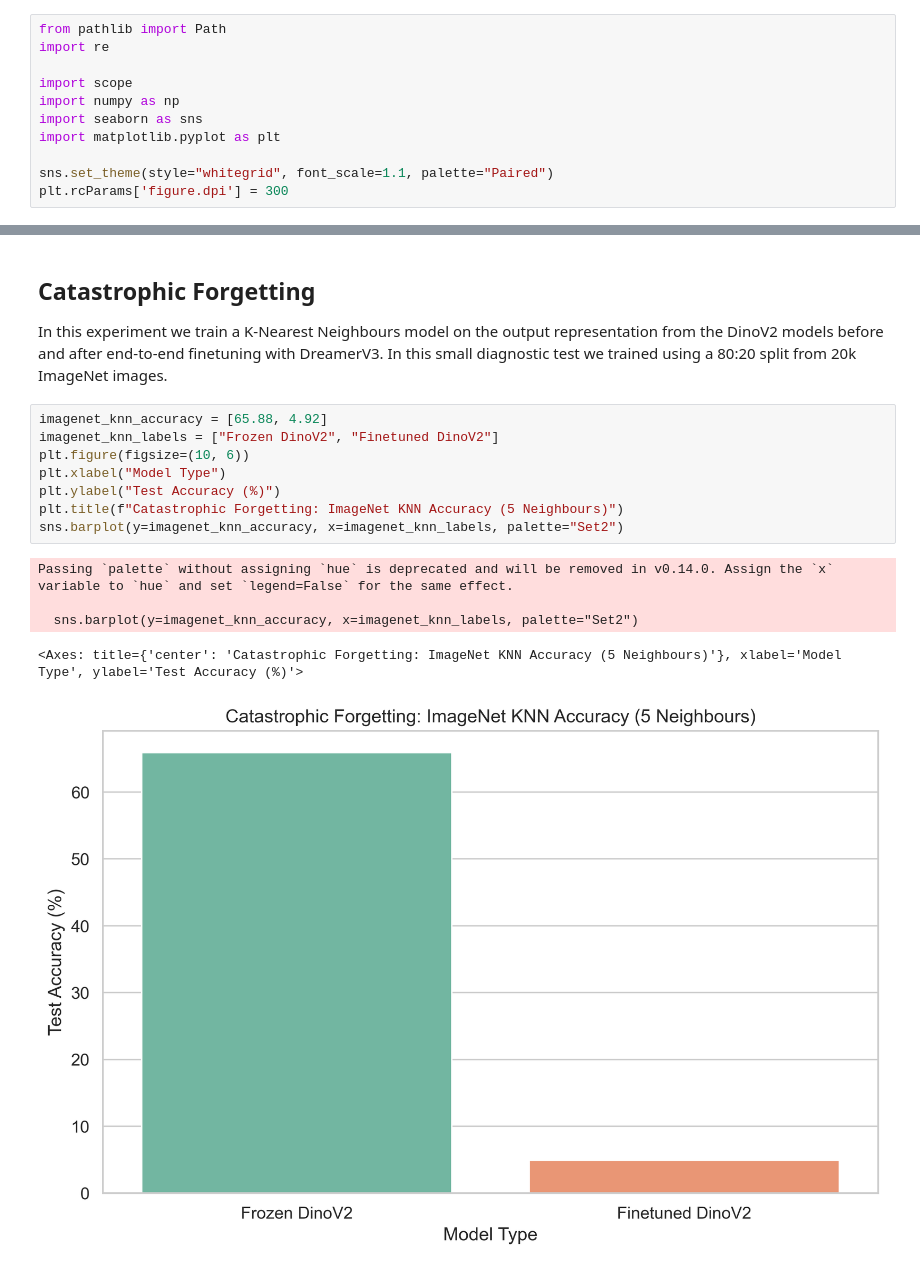
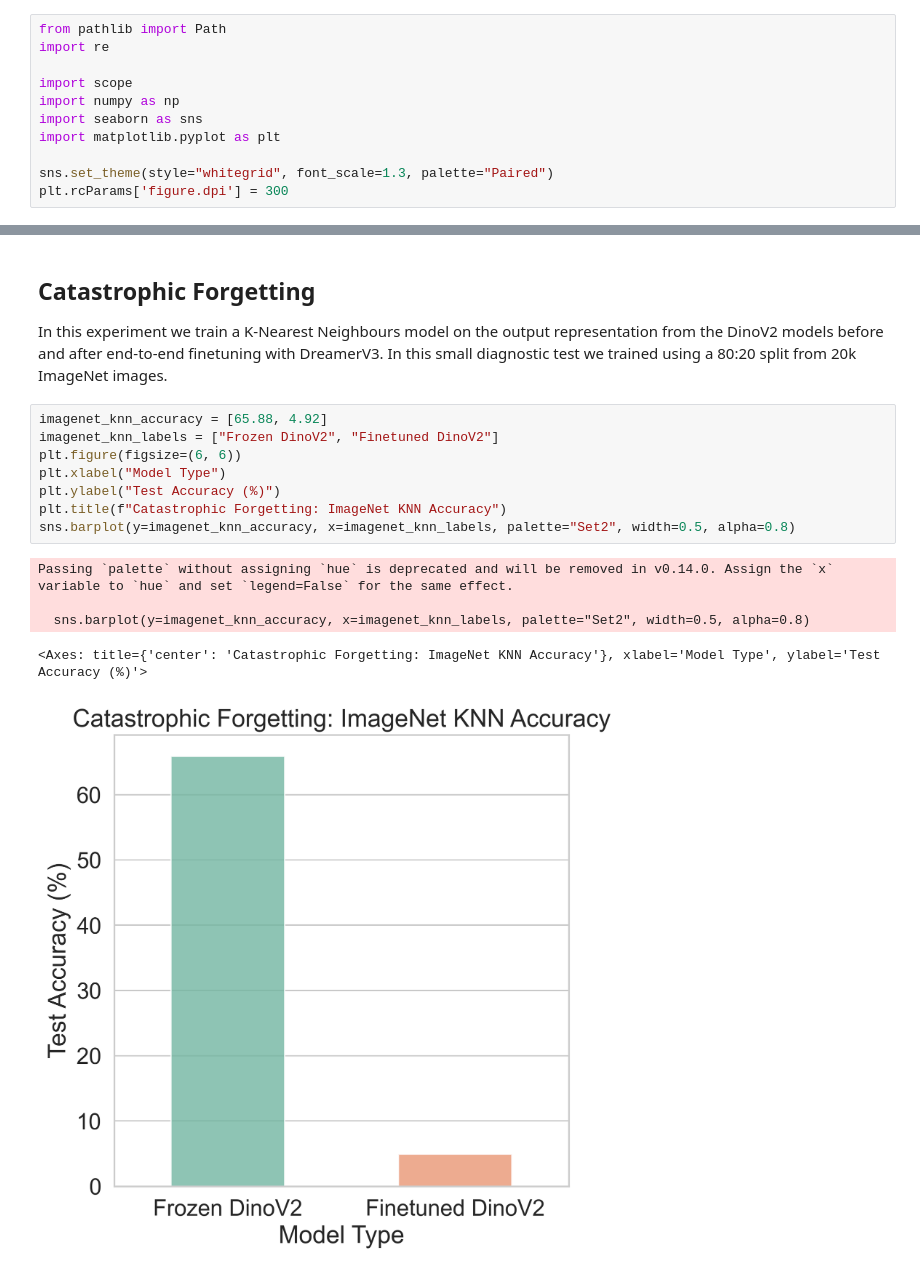
Before and after one commit to jackvice/dreamerJMV3, a Jupyter notebook: plot_eval_results.ipynb, the cells around one changed output, grey strips where cells are left out. Drawn from its saved outputs; the diff is of its cells as text.

```diff
--- a/plot_eval_results.ipynb
+++ b/plot_eval_results.ipynb
@@ -7,7 +7,7 @@ import numpy as np
 import seaborn as sns
 import matplotlib.pyplot as plt
 
-sns.set_theme(style="whitegrid", font_scale=1.1, palette="Paired")
+sns.set_theme(style="whitegrid", font_scale=1.3, palette="Paired")
 plt.rcParams['figure.dpi'] = 300
 # %%
 def _read_float_file(path: Path):
@@ -54,14 +64,14 @@ In this experiment we train a K-Nearest Neighbours model on the output represent
 # %%
 imagenet_knn_accuracy = [65.88, 4.92]
 imagenet_knn_labels = ["Frozen DinoV2", "Finetuned DinoV2"]
-plt.figure(figsize=(10, 6))
+plt.figure(figsize=(6, 6))
 plt.xlabel("Model Type")
 plt.ylabel("Test Accuracy (%)")
-plt.title(f"Catastrophic Forgetting: ImageNet KNN Accuracy (5 Neighbours)")
-sns.barplot(y=imagenet_knn_accuracy, x=imagenet_knn_labels, palette="Set2")
+plt.title(f"Catastrophic Forgetting: ImageNet KNN Accuracy")
+sns.barplot(y=imagenet_knn_accuracy, x=imagenet_knn_labels, palette="Set2", width=0.5, alpha=0.8)
 # %% [output]
 Passing `palette` without assigning `hue` is deprecated and will be removed in v0.14.0. Assign the `x` variable to `hue` and set `legend=False` for the same effect.
 
-  sns.barplot(y=imagenet_knn_accuracy, x=imagenet_knn_labels, palette="Set2")
+  sns.barplot(y=imagenet_knn_accuracy, x=imagenet_knn_labels, palette="Set2", width=0.5, alpha=0.8)
-<Axes: title={'center': 'Catastrophic Forgetting: ImageNet KNN Accuracy (5 Neighbours)'}, xlabel='Model Type', ylabel='Test Accuracy (%)'>
+<Axes: title={'center': 'Catastrophic Forgetting: ImageNet KNN Accuracy'}, xlabel='Model Type', ylabel='Test Accuracy (%)'>
-[figure, old version]
+[figure, new version]
```
Also changed, not shown: parts of 2 cells of this notebook, 1 other file.
